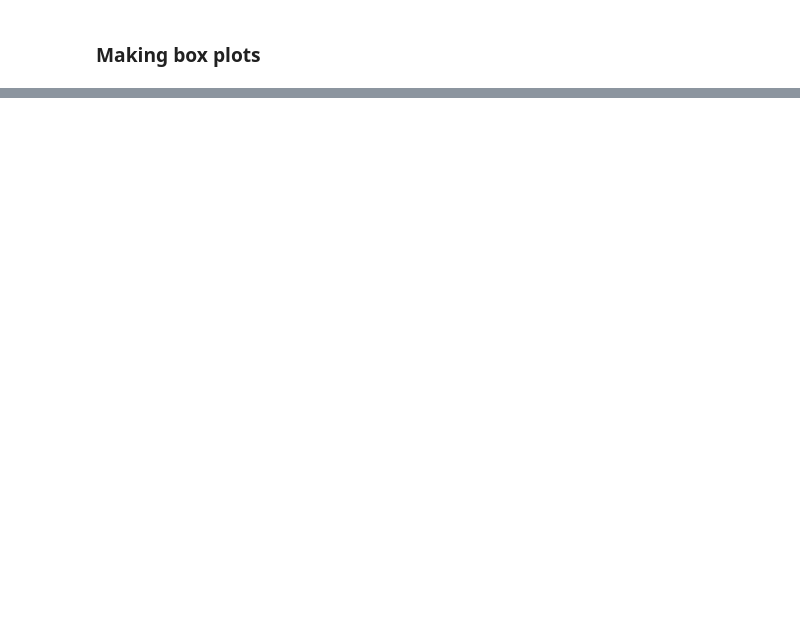
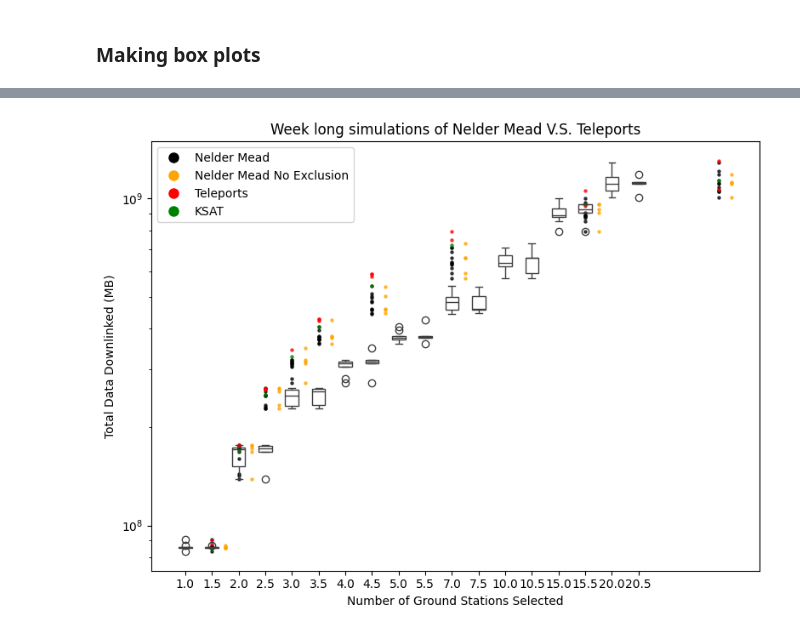
Before and after one commit to gkim65/loc-gsopt, a Jupyter notebook: src/examples/plotting_wandb/capella_figures.ipynb, the cells around one changed output, grey strips where cells are left out. Cells and saved outputs as stored; diff of their text form; code cells hidden in the pictures; blank space fills up the shorter version.

```diff
--- a/src/examples/plotting_wandb/capella_figures.ipynb
+++ b/src/examples/plotting_wandb/capella_figures.ipynb
@@ -148,3 +311,51 @@ ksat_data_downlink_df = pd.DataFrame(ksat_data_downlink_list)
+# %%
+import seaborn as sns
+import matplotlib.pyplot as plt
+import pandas as pd
+combined_df = pd.concat([data_downlink_df, e_data_downlink_df], ignore_index=True)
+
+# Ensure gs_number is numeric
+combined_df["gs_number"] = pd.to_numeric(combined_df["gs_number"])
+data_downlink_df["gs_number"] = pd.to_numeric(data_downlink_df["gs_number"])
+e_data_downlink_df["gs_number"] = pd.to_numeric(e_data_downlink_df["gs_number"])
+teleport_data_downlink_df["gs_number"] = pd.to_numeric(teleport_data_downlink_df["gs_number"])
+ksat_data_downlink_df["gs_number"] = pd.to_numeric(ksat_data_downlink_df["gs_number"])
+
+plt.figure(figsize=(8, 6))
+
+# Plot with correct spacing
+sns.boxplot(
+    x="gs_number",
+    y="data_downlinked",
+    data=combined_df,
+    width=0.5,
+    showcaps=True,
+    boxprops={'facecolor': 'None'},
+    order=sorted(combined_df["gs_number"].unique())  # Ensure numeric order
+)
+
+plt.scatter(x="gs_number", y="data_downlinked", data=data_downlink_df, color='black', s=5, alpha=0.7)
+plt.scatter(x="gs_number", y="data_downlinked", data=e_data_downlink_df, color='orange', s=5, alpha=0.7)
+plt.scatter(x="gs_number", y="data_downlinked", data=teleport_data_downlink_df, color='red', s=5, alpha=0.7)
+plt.scatter(x="gs_number", y="data_downlinked", data=ksat_data_downlink_df, color='green', s=5, alpha=0.7)
+
+plt.title("Week long simulations of Nelder Mead V.S. Teleports")
+plt.xlabel("Number of Ground Stations Selected")
+plt.ylabel("Total Data Downlinked (MB)")
+plt.yscale("log")
+plt.legend(
+    handles=[
+        plt.Line2D([0], [0], marker='o', color='black', markersize=8, linestyle='None', label='Nelder Mead'),
+        plt.Line2D([0], [0], marker='o', color='orange', markersize=8, linestyle='None', label='Nelder Mead No Exclusion'),
+        plt.Line2D([0], [0], marker='o', color='red', markersize=8, linestyle='None', label='Teleports'),
+        plt.Line2D([0], [0], marker='o', color='green', markersize=8, linestyle='None', label='KSAT')
+    ],
+    loc='upper left'
+)
+plt.tight_layout()
+plt.savefig("test_fixed.png")
+# %% [output]
+[figure, added]
 # %%
 # Create a box plot with scatter overlay
 plt.figure(figsize=(8, 6))
```
Also changed, not shown: parts of 15 cells of this notebook, 3 other files.
